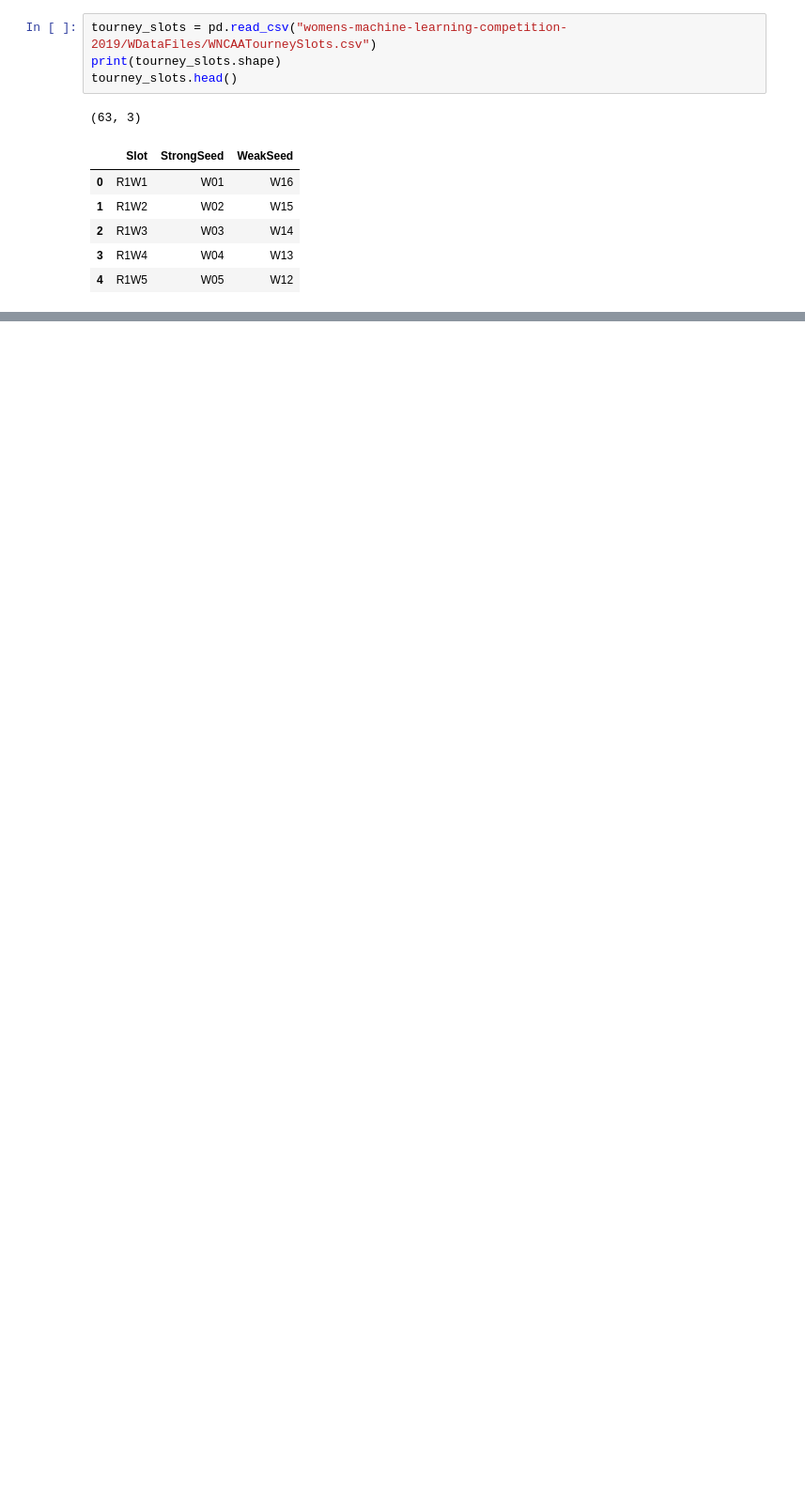
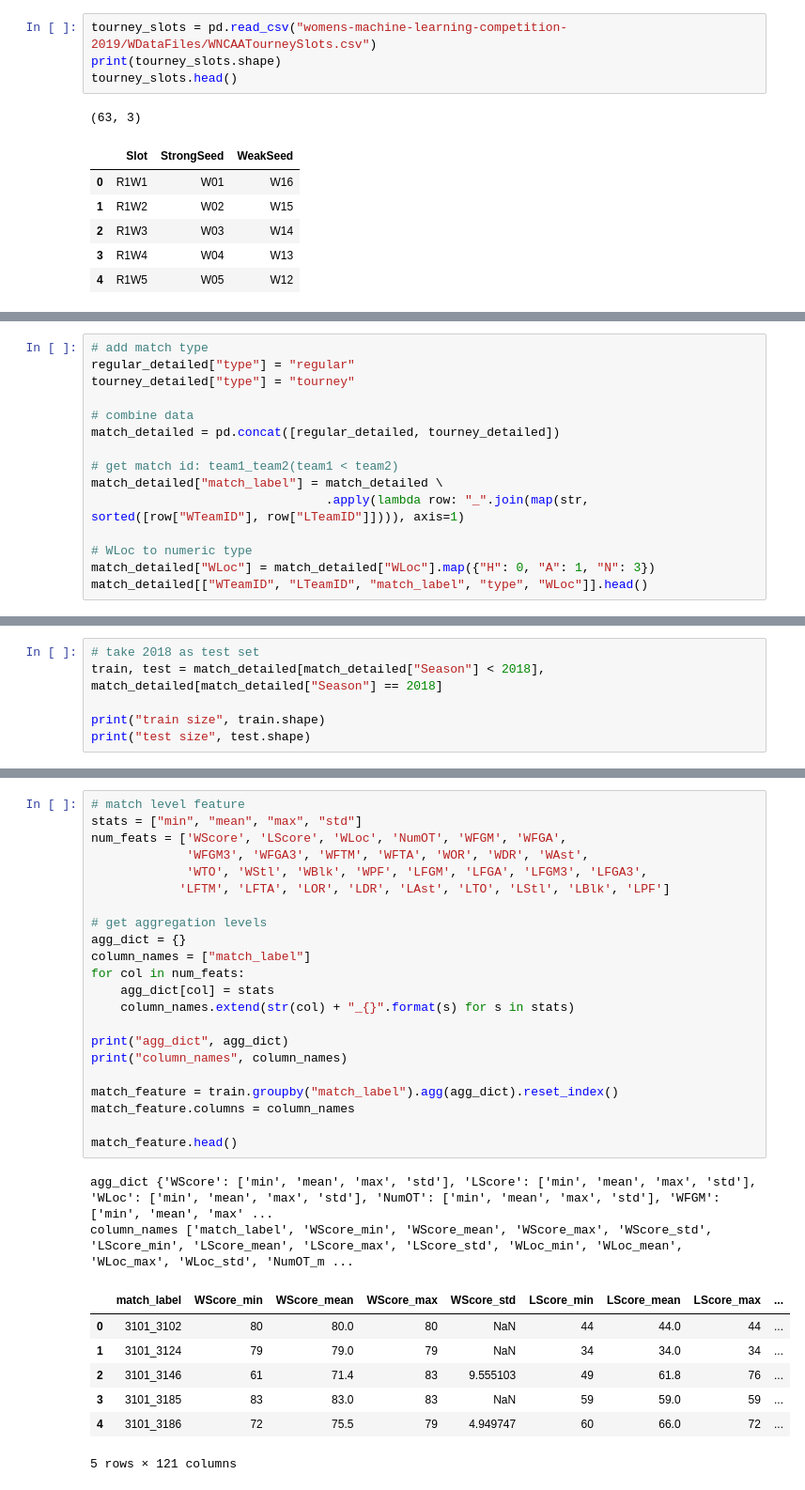
Before and after one commit to MJeremy2017/machine-learning-models, a Jupyter notebook: Kaggle-NCAA/Match-Prediction.ipynb, the cells around one changed output, grey strips where cells are left out. Shown: that part at 94% size. Saved outputs shown, nothing was run; the diff lists cells and outputs as text; blank space fills up the shorter version.

```diff
--- a/Kaggle-NCAA/Match-Prediction.ipynb
+++ b/Kaggle-NCAA/Match-Prediction.ipynb
@@ -241,0 +269,15 @@ tourney_slots.head()
+# %%
+# add match type
+regular_detailed["type"] = "regular"
+tourney_detailed["type"] = "tourney"
+
+# combine data
+match_detailed = pd.concat([regular_detailed, tourney_detailed])
+
+# get match id: team1_team2(team1 < team2)
+match_detailed["match_label"] = match_detailed \
+                                .apply(lambda row: "_".join(map(str, sorted([row["WTeamID"], row["LTeamID"]]))), axis=1)
+
+# WLoc to numeric type
+match_detailed["WLoc"] = match_detailed["WLoc"].map({"H": 0, "A": 1, "N": 3})
+match_detailed[["WTeamID", "LTeamID", "match_label", "type", "WLoc"]].head()
@@ -241,0 +291,6 @@ tourney_slots.head()
+# %%
+# take 2018 as test set
+train, test = match_detailed[match_detailed["Season"] < 2018], match_detailed[match_detailed["Season"] == 2018]
+
+print("train size", train.shape)
+print("test size", test.shape)
@@ -241,0 +300,32 @@ tourney_slots.head()
+# %%
+# match level feature
+stats = ["min", "mean", "max", "std"]
+num_feats = ['WScore', 'LScore', 'WLoc', 'NumOT', 'WFGM', 'WFGA',
+             'WFGM3', 'WFGA3', 'WFTM', 'WFTA', 'WOR', 'WDR', 'WAst',
+             'WTO', 'WStl', 'WBlk', 'WPF', 'LFGM', 'LFGA', 'LFGM3', 'LFGA3',
+            'LFTM', 'LFTA', 'LOR', 'LDR', 'LAst', 'LTO', 'LStl', 'LBlk', 'LPF']
+
+# get aggregation levels
+agg_dict = {}
+column_names = ["match_label"]
+for col in num_feats:
+    agg_dict[col] = stats
+    column_names.extend(str(col) + "_{}".format(s) for s in stats)
+
+print("agg_dict", agg_dict)
+print("column_names", column_names)
+
+match_feature = train.groupby("match_label").agg(agg_dict).reset_index()
+match_feature.columns = column_names
+
+match_feature.head()
+# %% [output]
+agg_dict {'WScore': ['min', 'mean', 'max', 'std'], 'LScore': ['min', 'mean', 'max', 'std'], 'WLoc': ['min', 'mean', 'max', 'std'], 'NumOT': ['min', 'mean', 'max', 'std'], 'WFGM': ['min', 'mean', 'max' ...
+column_names ['match_label', 'WScore_min', 'WScore_mean', 'WScore_max', 'WScore_std', 'LScore_min', 'LScore_mean', 'LScore_max', 'LScore_std', 'WLoc_min', 'WLoc_mean', 'WLoc_max', 'WLoc_std', 'NumOT_m ...
+|  | match_label | WScore_min | WScore_mean | WScore_max | WScore_std | LScore_min | LScore_mean | LScore_max | ... |
+| 0 | 3101_3102 | 80 | 80.0 | 80 | NaN | 44 | 44.0 | 44 | ... |
+| 1 | 3101_3124 | 79 | 79.0 | 79 | NaN | 34 | 34.0 | 34 | ... |
+| 2 | 3101_3146 | 61 | 71.4 | 83 | 9.555103 | 49 | 61.8 | 76 | ... |
+| 3 | 3101_3185 | 83 | 83.0 | 83 | NaN | 59 | 59.0 | 59 | ... |
+| 4 | 3101_3186 | 72 | 75.5 | 79 | 4.949747 | 60 | 66.0 | 72 | ... |
+5 rows × 121 columns
```
Also changed, not shown: parts of 6 cells of this notebook.
